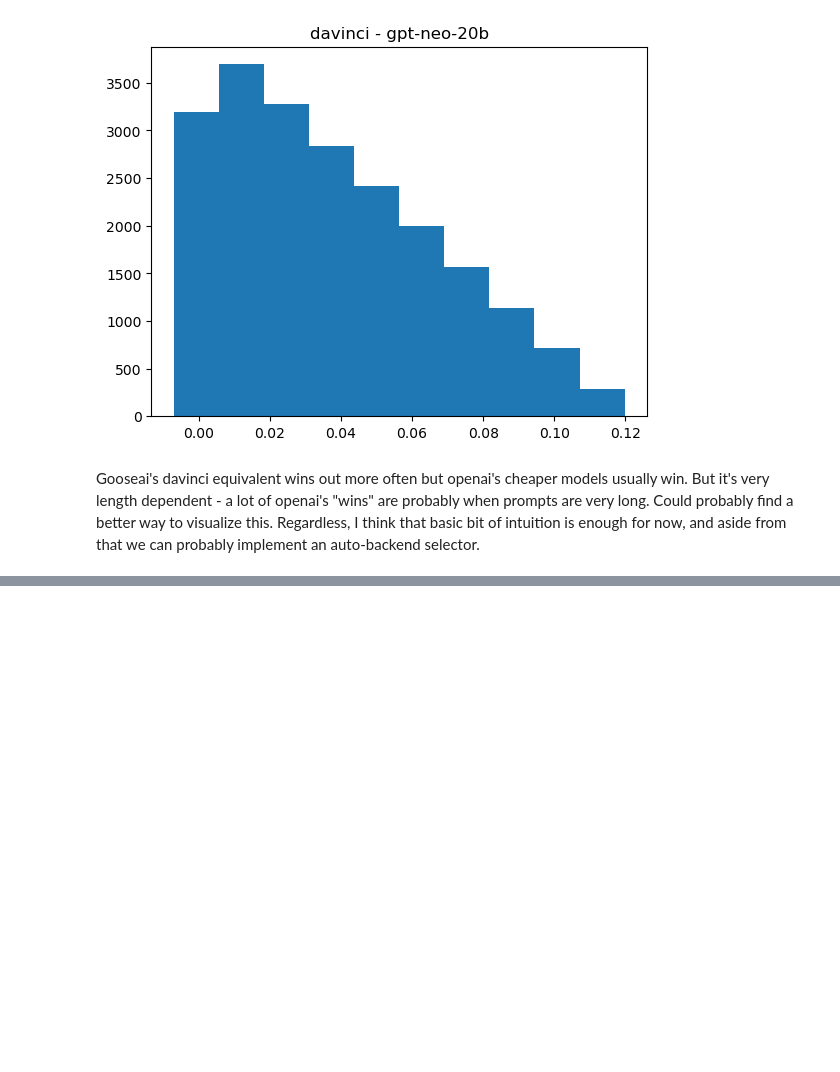
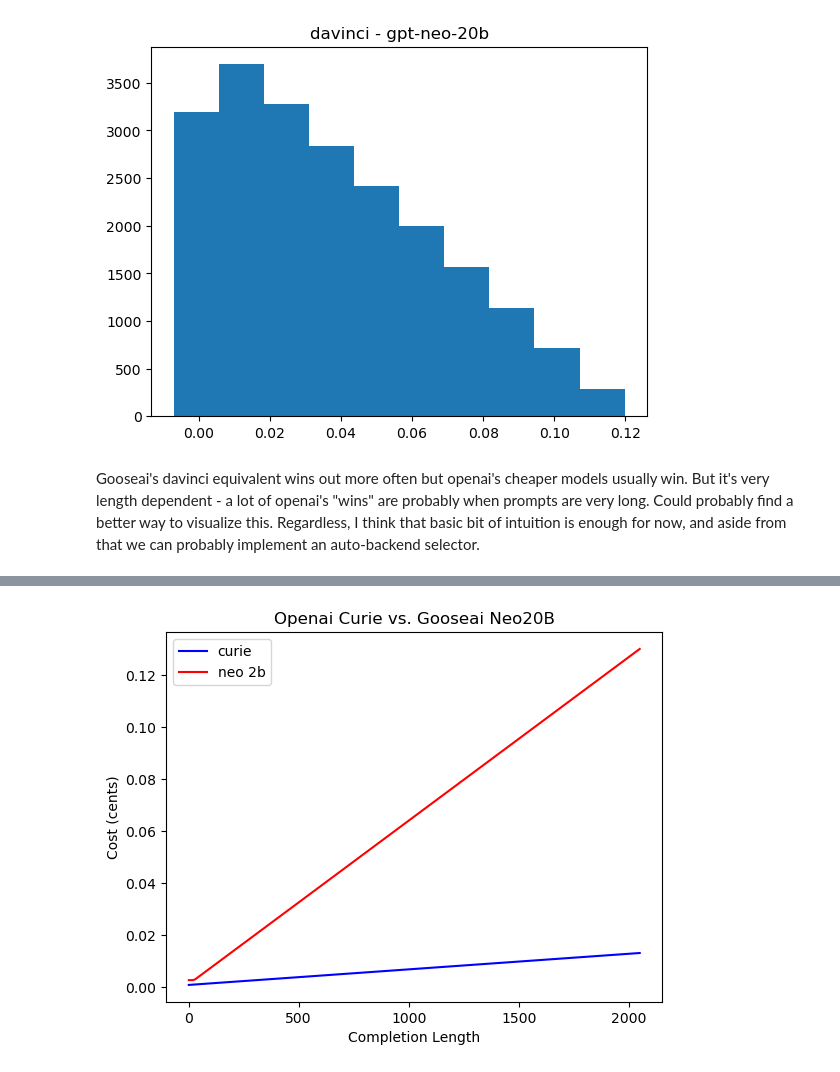
Before and after one commit to hdmamin/jabberwocky, a Jupyter notebook: notebooks/nb015-fix-openai-api-issue.ipynb, the cells around one changed output, grey strips where cells are left out. Saved outputs shown, nothing was run; the diff lists cells and outputs as text; code cells hidden in the pictures; blank space fills up the shorter version.

```diff
--- a/notebooks/nb015-fix-openai-api-issue.ipynb
+++ b/notebooks/nb015-fix-openai-api-issue.ipynb
@@ -904,0 +1056,14 @@ Gooseai's davinci equivalent wins out more often but openai's cheaper models usu
+# %%
+fig, ax = plt.subplots()
+chunk_curie = curie[curie.backend == 'openai']
+chunk_neo20b = davinci[davinci.backend == 'gooseai']
+plt.plot(chunk_curie.c_len, chunk_curie.cost_cents, label='curie',
+         c='blue')
+plt.plot(chunk_neo20b.c_len, chunk_neo20b.cost_cents, label='neo 2b', c='red')
+plt.xlabel('Completion Length')
+plt.ylabel('Cost (cents)')
+plt.title('Openai Curie vs. Gooseai Neo20B')
+plt.legend()
+plt.show()
+# %% [output]
+[figure, added]
```
Also changed, not shown: parts of 23 cells of this notebook, 20 other files.
